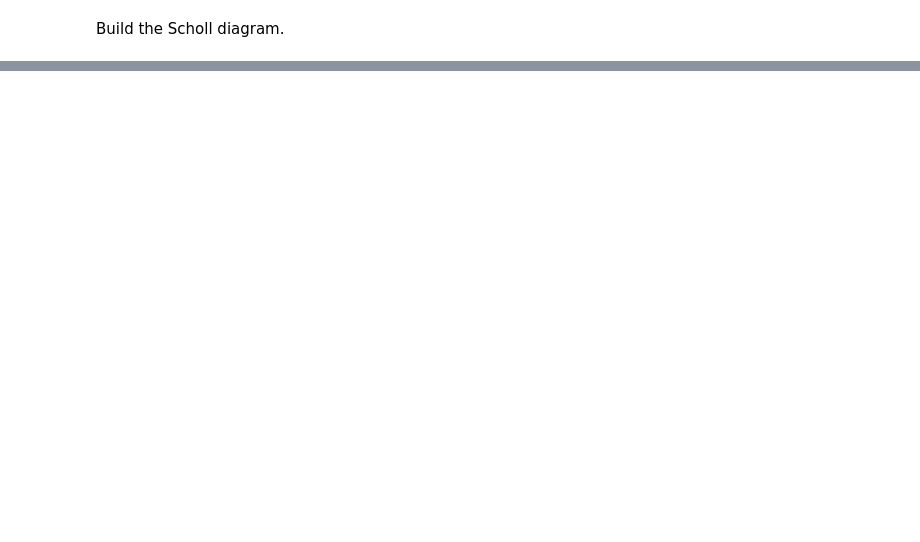
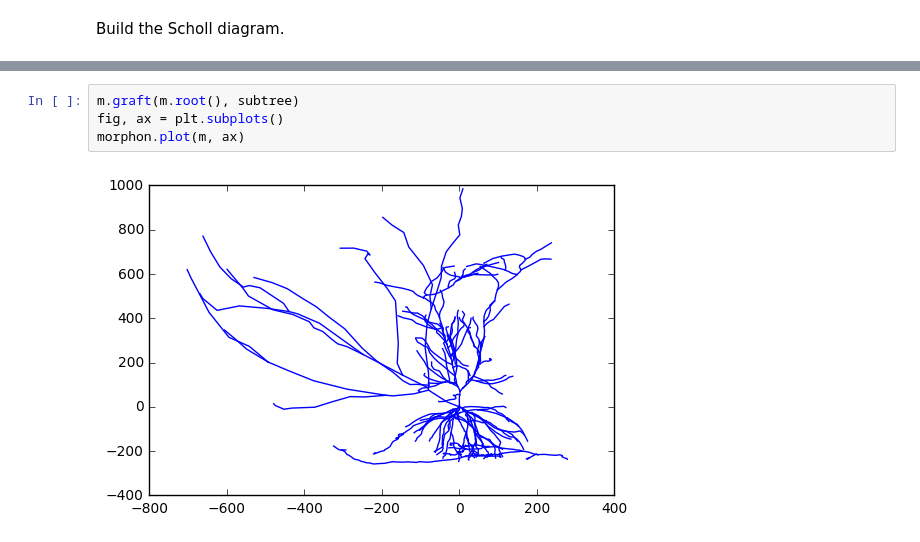
Before and after one commit to a1eko/morphon, a Jupyter notebook: examples/examples.ipynb, the cells around one changed output, grey strips where cells are left out. Drawn from its saved outputs; the diff is of its cells as text; blank space fills up the shorter version.

```diff
--- a/examples/examples.ipynb
+++ b/examples/examples.ipynb
@@ -105,0 +172,6 @@ plt.grid(True)
+# %%
+m.graft(m.root(), subtree)
+fig, ax = plt.subplots()
+morphon.plot(m, ax)
+# %% [output]
+[figure, added]
```
Also changed, not shown: parts of 28 cells of this notebook, 9 other files.
